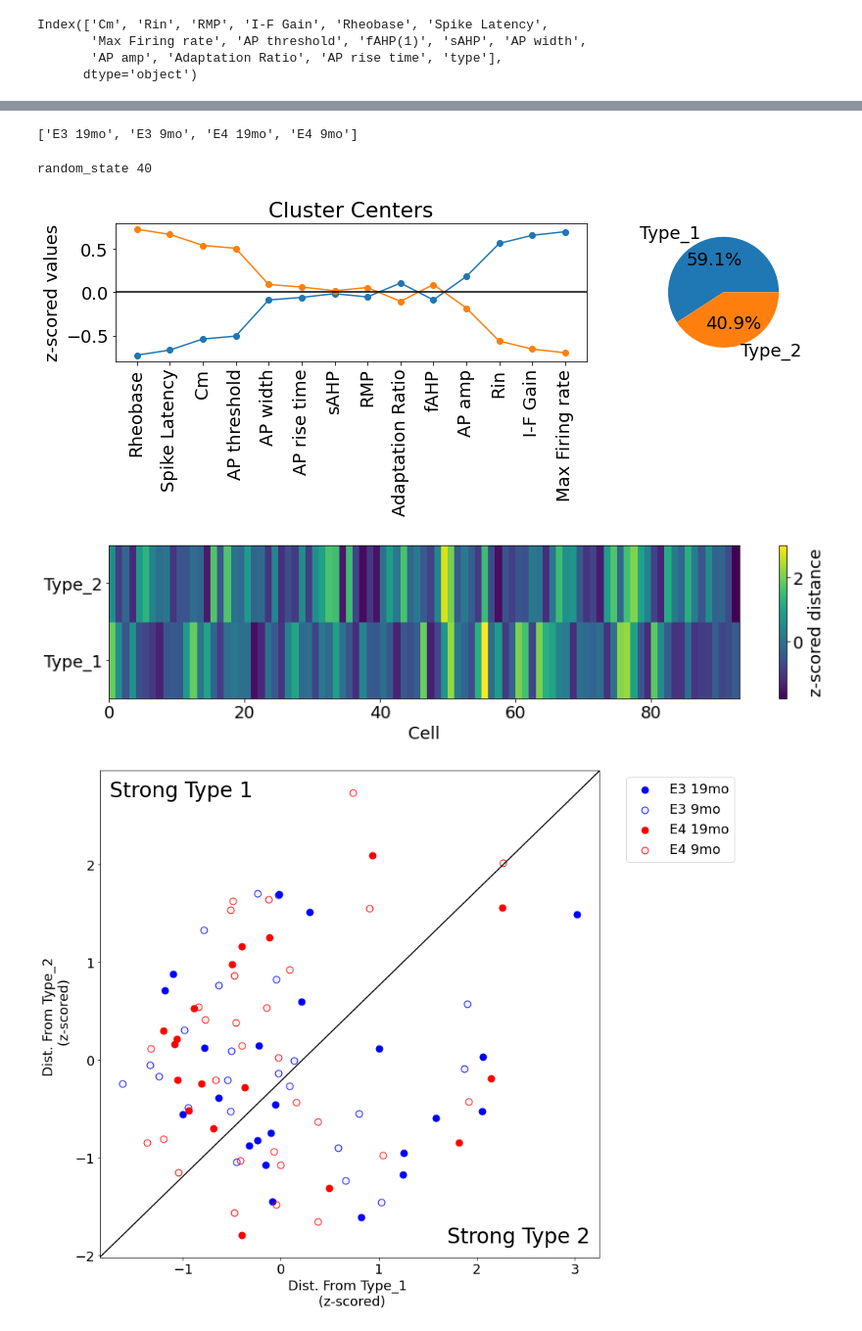
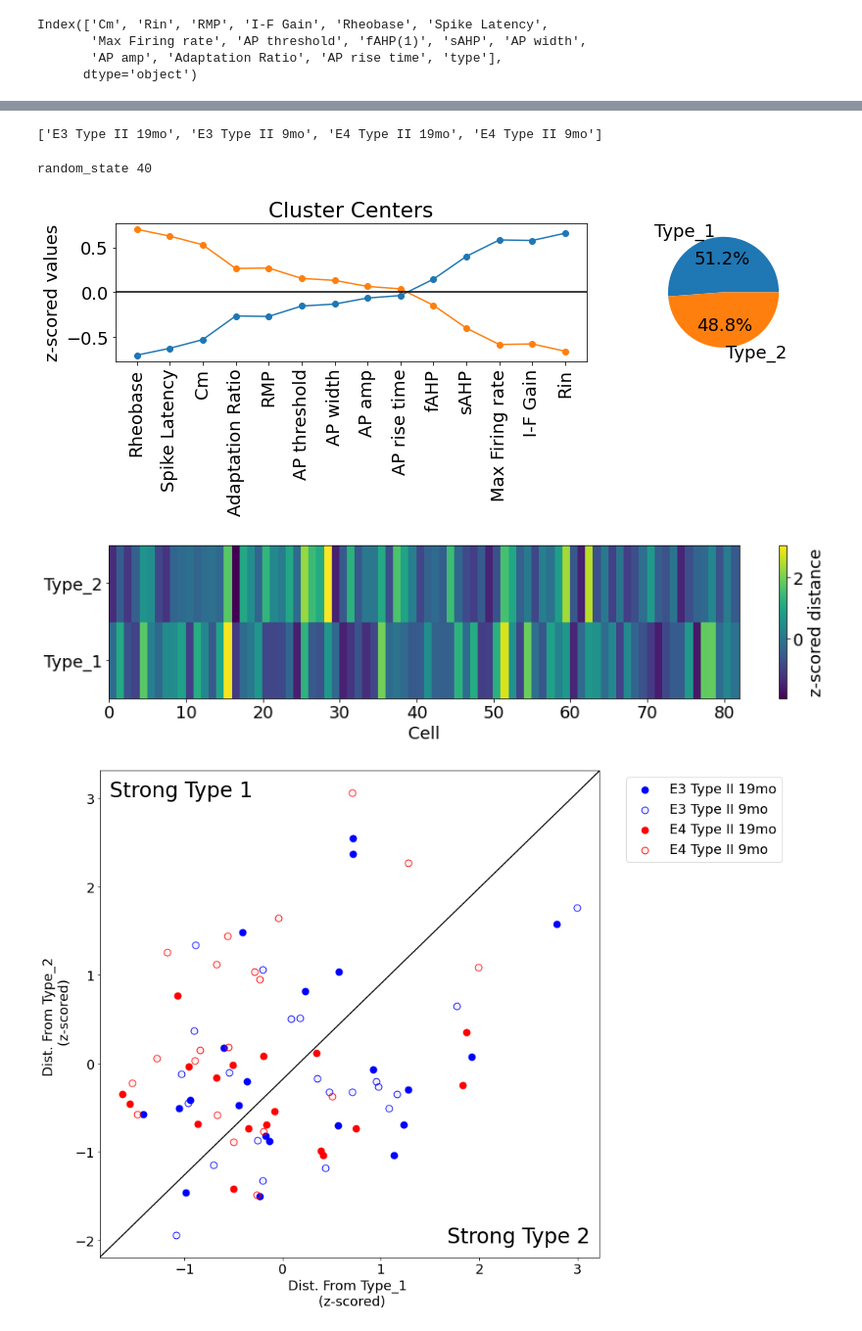
Before and after one commit to dtabuena/ApoE_Data_Clustering, a Jupyter notebook: Cluster_CA3.ipynb, the cells around one changed output, grey strips where cells are left out. Shown at 98% size. Drawn from its saved outputs; the diff is of its cells as text; code cells hidden in the pictures.

```diff
--- a/Cluster_CA3.ipynb
+++ b/Cluster_CA3.ipynb
@@ -17,7 +17,7 @@ plot_extras = True
 exclude_extras =True
 # %%
 link = 'https://www.dropbox.com/sh/e52vk7qbr4p0pfw/AACSiEAskL4ZSexlFN0L5S76a?dl=0'
-xl_to_analyze = 'DG Type I GC main parameters.xlsx'
+xl_to_analyze = 'DG Type II GC main parameters.xlsx'
 
 my_drop_folder = 'my_drop_folder'
 zipped_file_path = "/content/"+my_drop_folder + ".zip"
@@ -151,7 +156,7 @@ list_colors = [colors[i] for i in type_num ]
 
 fig_opt = {'dpi': 300, 'format':'png','bbox_inches':'tight'}
 # %% [output]
-['E3 19mo', 'E3 9mo', 'E4 19mo', 'E4 9mo']
+['E3 Type II 19mo', 'E3 Type II 9mo', 'E4 Type II 19mo', 'E4 Type II 9mo']
 # %%
 
 plt.rcParams.update({'font.size': 18})
@@ -167,10 +172,17 @@ colors = [[0, 0, 1, 1], [0, 0, 1, alpha],
 
 list_colors = [colors[i] for i in type_num ]
 
+random_state = 42
 if 'CA1' in xl_to_analyze:
     random_state = 40
     print('random_state',random_state)
-else: random_state = 42
+if 'Type I ' in xl_to_analyze:
+    random_state = 41
+    print('random_state',random_state)
+if 'Type II ' in xl_to_analyze:
+    random_state = 40
+    print('random_state',random_state)
+
 
 
 from sklearn.cluster import KMeans
@@ -279,33 +291,33 @@ for ti in range(num_t):
     t_colr = colors[ti]
     t_colr_edge = colors[  int(np.ceil((ti+1)/2)-1)*2 ]
     is_type = [ind for ind in range(len(type_num)) if type_num[ind]==ti]
 
     # score = closeness[:,1] - closeness[:,0]
 
     axs[ti].hist(score[is_type],7,color=t_colr,histtype='bar',density=True,range=(-3.25,3.25),edgecolor=t_colr_edge)
     axs[ti].title.set_text(t)
     axs[ti].axvline(0, color='k') # vertical
     axs[ti].set_ylim(0,0.65)
     axs[ti].set_ylabel('PDF')
     axs[ti].text(.95, .9, 'Type 2',transform=axs[ti].transAxes,ha='right')
     axs[ti].text(.05, .9, 'Type 1',transform=axs[ti].transAxes,ha='left')
 
     if plot_extras:
         is_extra = list(full_df_no_null['extra']==1)
         is_extra_ind = [i for i in range(len(is_extra)) if is_extra[i] ]
         both = [i for i in is_type if i in is_extra_ind]
         axs[ti].hist(score[both],10,color=t_colr,histtype='step',density=True,range=(-3.25,3.25))
 
 axs[3].set_xlabel('Residuals')
 plt.tight_layout()
 
 
 fig_clust_pie.savefig('Clusters.'+fig_opt['format'],**fig_opt)
 fig_sep_scatter.savefig('GenoType_dist_Separate.'+fig_opt['format'],**fig_opt)
 fig_comb_scatter.savefig('GenoType_dist.'+fig_opt['format'],**fig_opt)
 fig_sep_hist.savefig('GenoType_Histos.'+fig_opt['format'],**fig_opt)
 # %% [output]
 random_state 40
-[figure, old version]
+[figure, new version]
-[figure, old version]
+[figure, new version]
-[figure, old version]
+[figure, new version]
```
Also changed, not shown: parts of 10 cells of this notebook.
